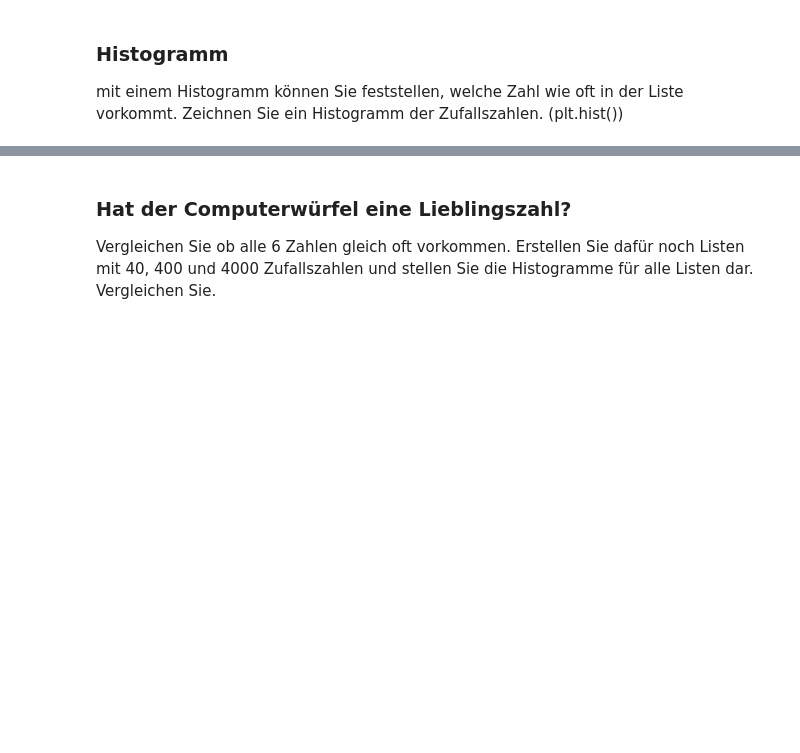
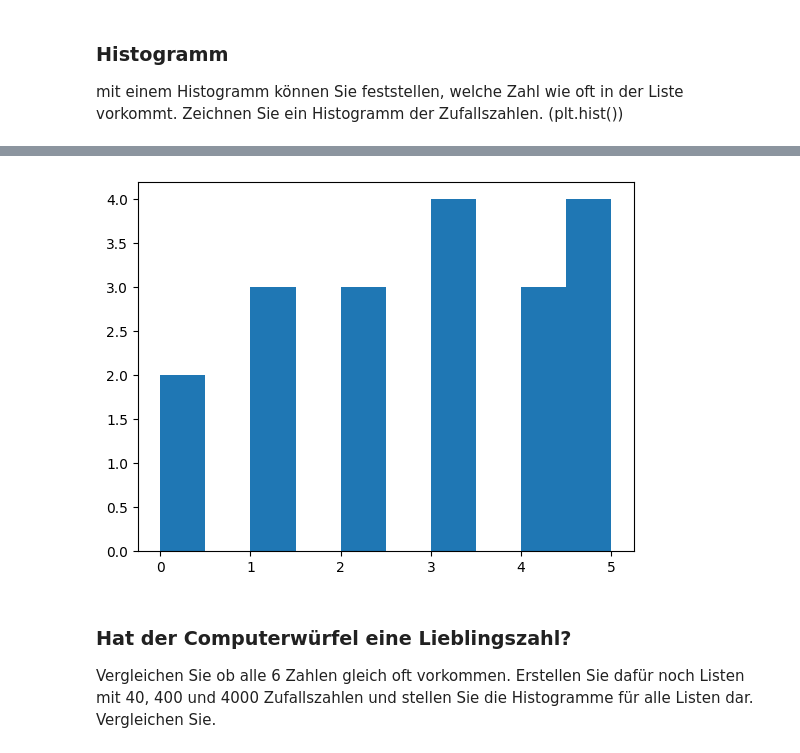
Before and after one commit to domiweber/ki, a Jupyter notebook: 04_Python_Mathplotlib/02 Übung_Matplotlib_Vorlage.ipynb, the cells around one changed output, grey strips where cells are left out. Cells and saved outputs as stored; diff of their text form; code cells hidden in the pictures; blank space fills up the shorter version.

```diff
--- a/04_Python_Mathplotlib/02 Übung_Matplotlib_Vorlage.ipynb
+++ b/04_Python_Mathplotlib/02 Übung_Matplotlib_Vorlage.ipynb
@@ -144,3 +227,13 @@ mit einem Histogramm können Sie feststellen, welche Zahl wie oft in der Liste v
+# %%
+x = []
+
+for i in range(1,20,1):
+    x.append(random.randint(0,5))
+
+plt.hist(x)
+plt.show()
+# %% [output]
+[figure, added]
 # %% [markdown]
 ### Hat der Computerwürfel eine Lieblingszahl?
 Vergleichen Sie ob alle 6 Zahlen gleich oft vorkommen.
```
Also changed, not shown: parts of 12 cells of this notebook.
